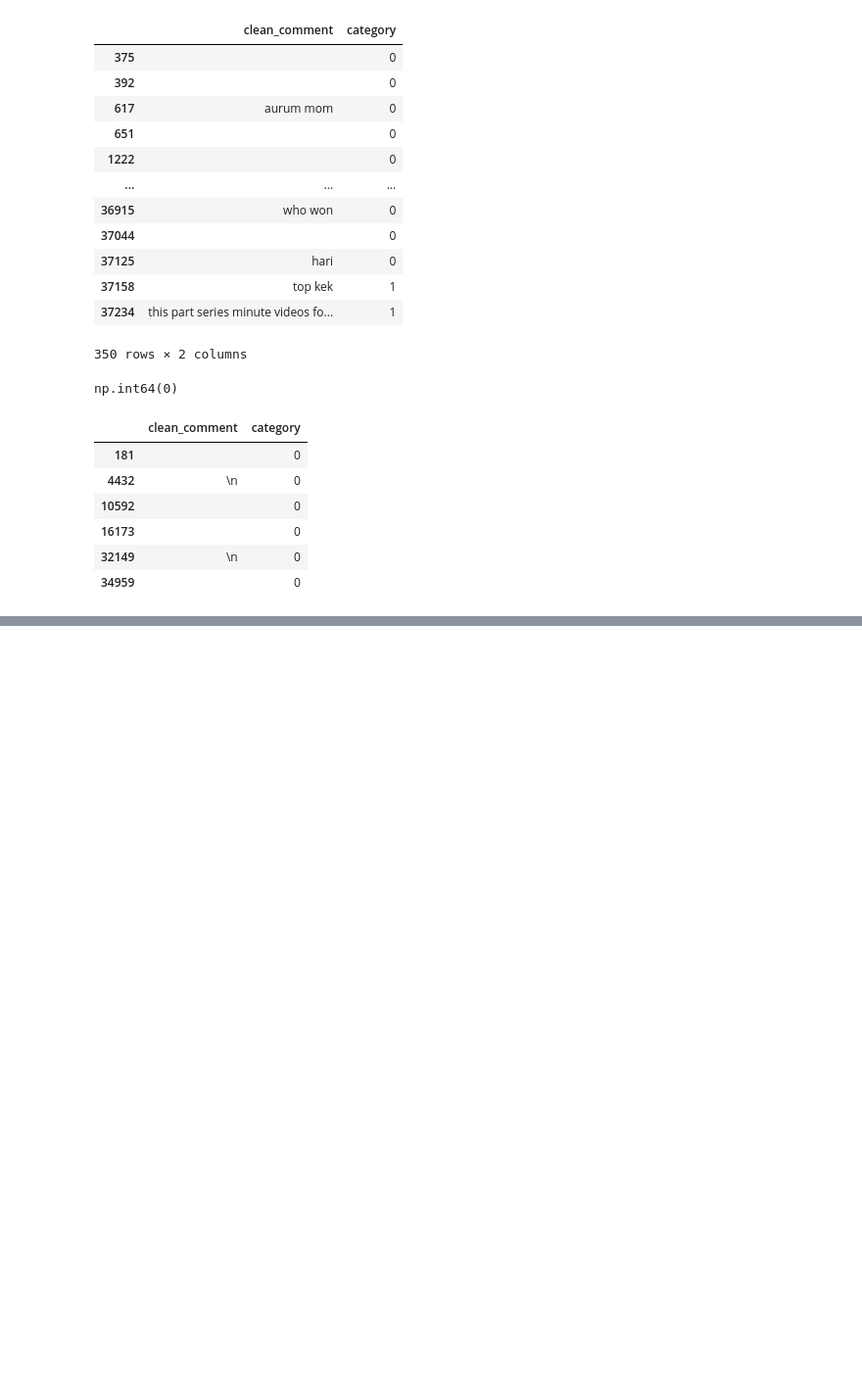
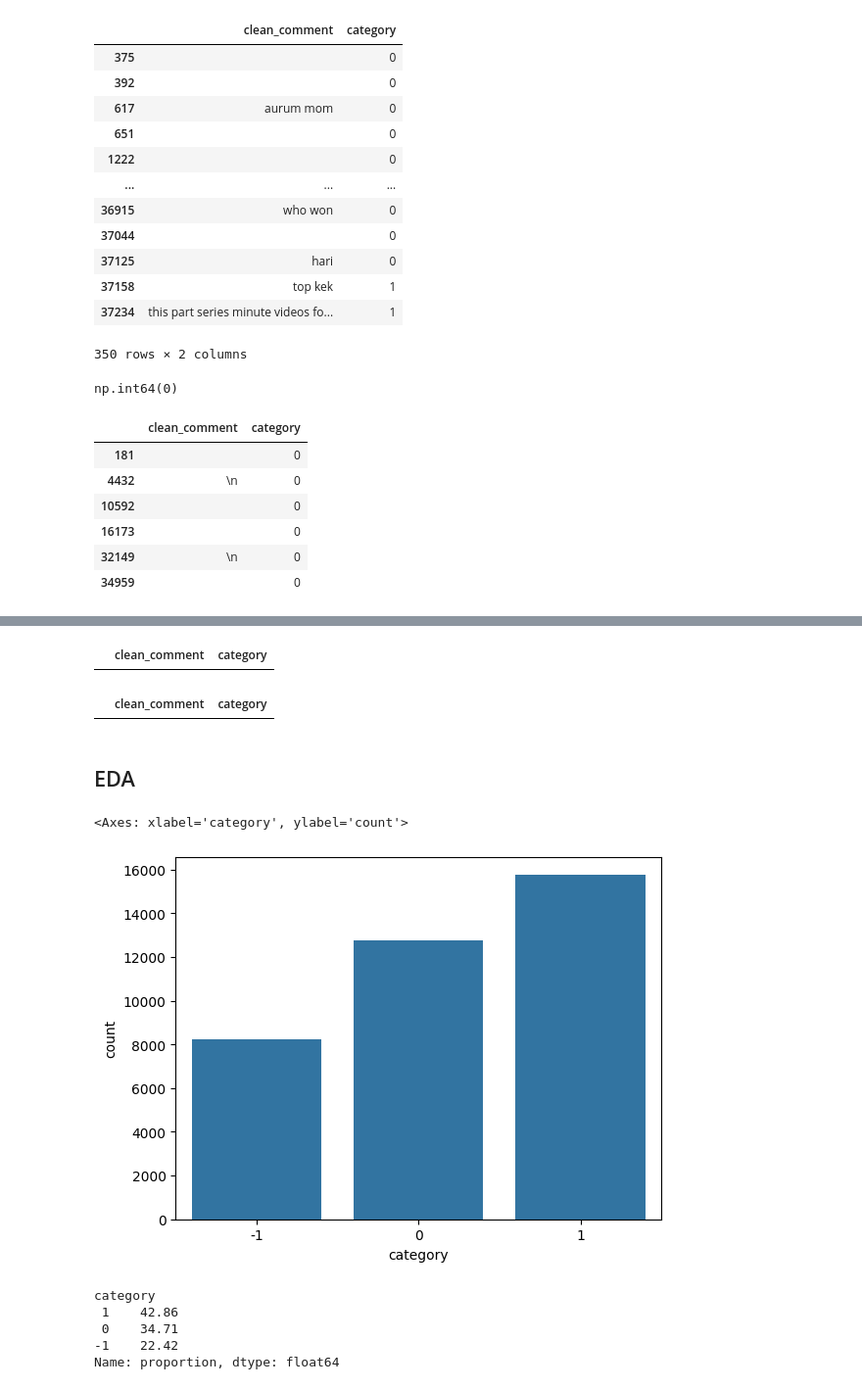
Before and after one commit to Gavesh99324/Sentiment-Analysis, a Jupyter notebook: notebooks/1_Preprocessing_&_EDA.ipynb, the cells around one changed output, grey strips where cells are left out. Shown: that part at 98% size. Cells and saved outputs as stored; diff of their text form; code cells hidden in the pictures; blank space fills up the shorter version.

```diff
--- a/notebooks/1_Preprocessing_&_EDA.ipynb
+++ b/notebooks/1_Preprocessing_&_EDA.ipynb
@@ -100,3 +101,6 @@ df[(df['clean_comment'].str.strip() == '')]
 | 34959 |  | 0 |
 # %%
 df = df[~(df['clean_comment'].str.strip() == '')]
+# %%
+df['clean_comment'] = df['clean_comment'].str.lower()
+df.head()
@@ -102,0 +130,3 @@ df = df[~(df['clean_comment'].str.strip() == '')]
+# %%
+df['clean_comment'] = df['clean_comment'].str.strip()
+df['clean_comment'].apply(lambda x: x.endswith(' ') or x.startswith(' ')).sum()
@@ -102,0 +151,29 @@ df = df[~(df['clean_comment'].str.strip() == '')]
+# %%
+df['clean_comment'] = df['clean_comment'].str.replace('\n', ' ', regex=True)
+comments_with_newline_remaining = df[df['clean_comment'].str.contains('\n')]
+comments_with_newline_remaining
+# %% [output]
+|  | clean_comment | category |
+# %%
+df['clean_comment'] = df['clean_comment'].str.replace('\n', ' ', regex=True)
+comments_with_newline_remaining = df[df['clean_comment'].str.contains('\n')]
+comments_with_newline_remaining
+# %% [output]
+|  | clean_comment | category |
+# %% [markdown]
+## EDA
+# %%
+import seaborn as sns
+import matplotlib.pyplot as plt
+sns.countplot(data=df, x="category")
+# %% [output]
+<Axes: xlabel='category', ylabel='count'>
+[figure, added]
+# %%
+df['category'].value_counts(normalize=True).mul(100).round(2)
+# %% [output]
+category
+ 1    42.86
+ 0    34.71
+-1    22.42
+Name: proportion, dtype: float64
```
Also changed, not shown: parts of 16 cells of this notebook.
